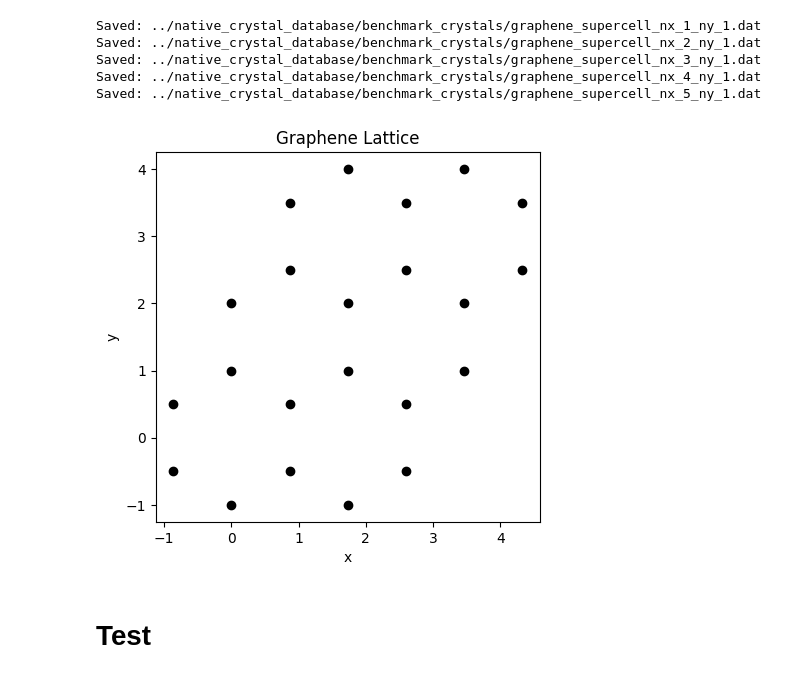
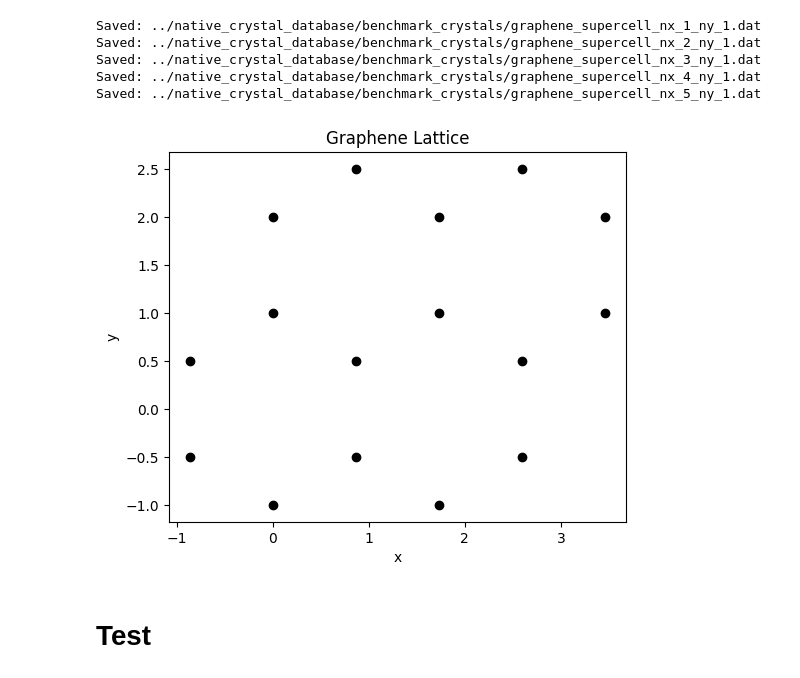
Before and after one commit to azhutov/cspraa, a Jupyter notebook: classical_solvers/lattice_generator.ipynb, the cells around one changed output. Drawn from its saved outputs; the diff is of its cells as text; code cells hidden in the pictures.

```diff
--- a/classical_solvers/lattice_generator.ipynb
+++ b/classical_solvers/lattice_generator.ipynb
@@ -91,18 +91,18 @@ Saved: ../native_crystal_database/benchmark_crystals/graphene_supercell_nx_4_ny_
 Saved: ../native_crystal_database/benchmark_crystals/graphene_supercell_nx_5_ny_1.dat
 # %%
 nx = 2
-ny = 3
+ny = 2
 positions = graphene_generator.generate_positions(nx, ny)
 
 x, y = zip(*positions)
 plt.scatter(x, y, color='black')
 plt.xlabel('x')
 plt.ylabel('y')
 plt.title('Graphene Lattice')
 plt.gca().set_aspect('equal', adjustable='box')
 plt.show()
 # %% [output]
-[figure, old version]
+[figure, new version]
 # %% [markdown]
 # Test
 # %%
```
Also changed, not shown: 30 other files.
